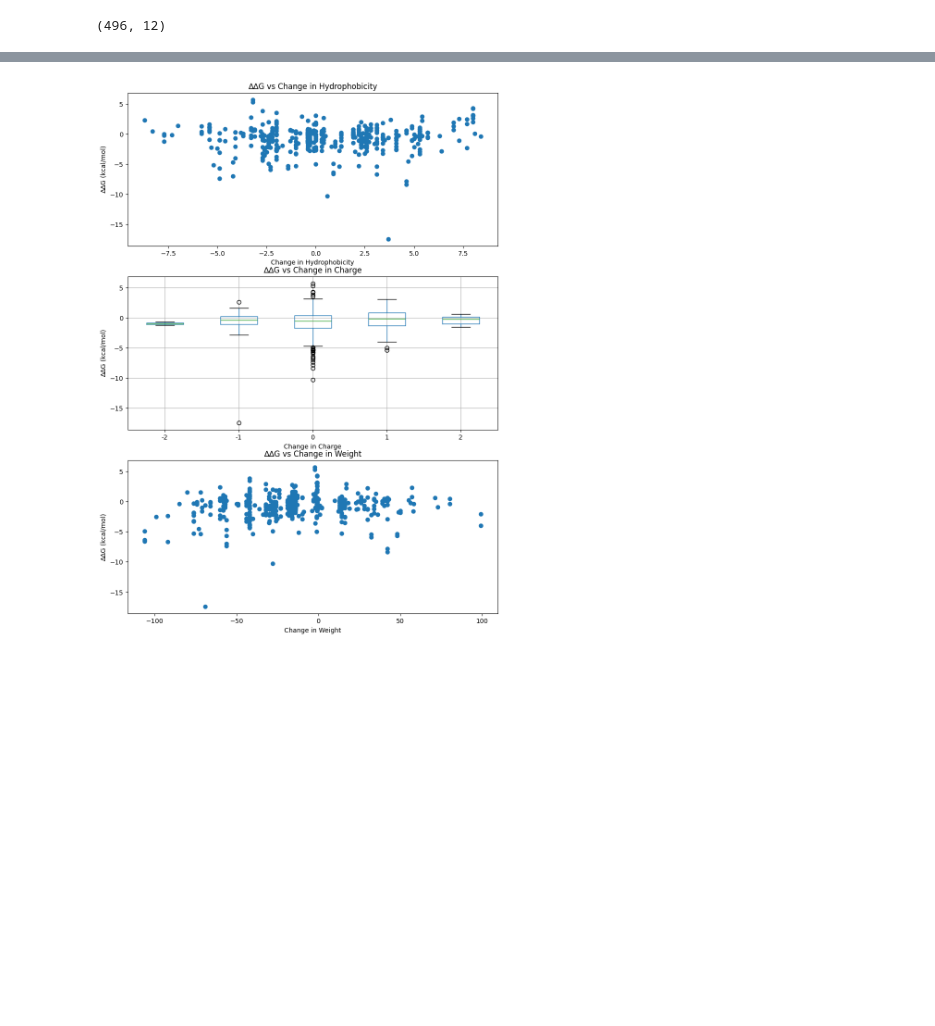
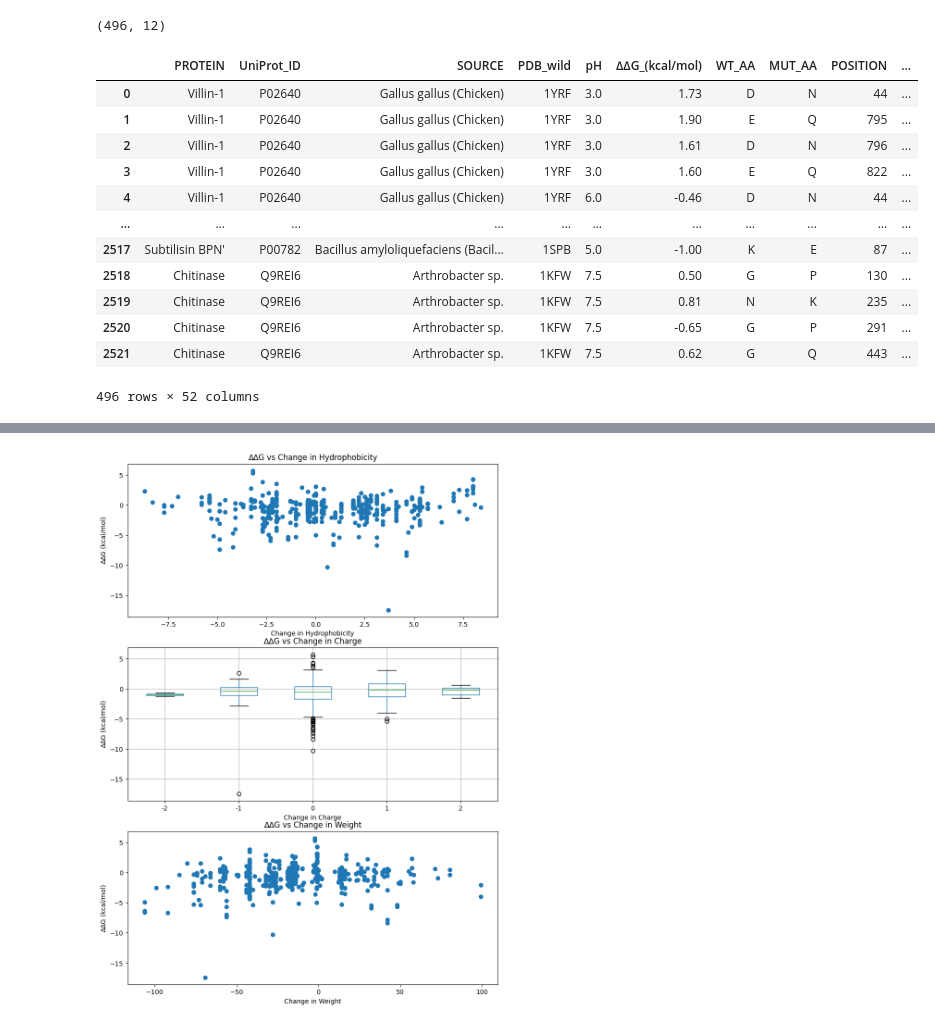
Before and after one commit to amy-acharya/aml-final-project, a Jupyter notebook: project.ipynb, the cells around one changed output, grey strips where cells are left out. Cells and saved outputs as stored; diff of their text form; code cells hidden in the pictures; blank space fills up the shorter version.

Commit message:
implement one-hot encoding, found potential AA properties

```diff
--- a/project.ipynb
+++ b/project.ipynb
@@ -8,7 +8,7 @@ Some of the structures include mutation information relative to the UniProt ID (
 # %%
 import pandas as pd
 
-file = '0temp.tsv'  # TODO: rename to something less silly
+file = 'single_point_mutations.tsv'
 table = pd.read_csv(file, sep='\t')
 
 table.head()
@@ -130,3 +123,23 @@ table_uniprot_xgb.dropna(subset=['∆∆G_(kcal/mol)'], inplace=True)
 table_uniprot_xgb.shape
 # %% [output]
 (496, 12)
+# %%
+# split WT_AA and MUT_AA into separate columns for one-hot encoding
+one_hot_wt = pd.get_dummies(table_uniprot_xgb['WT_AA'], prefix='WT')
+one_hot_mut = pd.get_dummies(table_uniprot_xgb['MUT_AA'], prefix='MUT')
+# %%
+pd.concat([table_uniprot_xgb, one_hot_wt, one_hot_mut], axis=1)
+# %% [output]
+|  | PROTEIN | UniProt_ID | SOURCE | PDB_wild | pH | ∆∆G_(kcal/mol) | WT_AA | MUT_AA | POSITION | ... |
+| 0 | Villin-1 | P02640 | Gallus gallus (Chicken) | 1YRF | 3.0 | 1.73 | D | N | 44 | ... |
+| 1 | Villin-1 | P02640 | Gallus gallus (Chicken) | 1YRF | 3.0 | 1.90 | E | Q | 795 | ... |
+| 2 | Villin-1 | P02640 | Gallus gallus (Chicken) | 1YRF | 3.0 | 1.61 | D | N | 796 | ... |
+| 3 | Villin-1 | P02640 | Gallus gallus (Chicken) | 1YRF | 3.0 | 1.60 | E | Q | 822 | ... |
+| 4 | Villin-1 | P02640 | Gallus gallus (Chicken) | 1YRF | 6.0 | -0.46 | D | N | 44 | ... |
+| ... | ... | ... | ... | ... | ... | ... | ... | ... | ... | ... |
+| 2517 | Subtilisin BPN' | P00782 | Bacillus amyloliquefaciens (Bacil... | 1SPB | 5.0 | -1.00 | K | E | 87 | ... |
+| 2518 | Chitinase | Q9REI6 | Arthrobacter sp. | 1KFW | 7.5 | 0.50 | G | P | 130 | ... |
+| 2519 | Chitinase | Q9REI6 | Arthrobacter sp. | 1KFW | 7.5 | 0.81 | N | K | 235 | ... |
+| 2520 | Chitinase | Q9REI6 | Arthrobacter sp. | 1KFW | 7.5 | -0.65 | G | P | 291 | ... |
+| 2521 | Chitinase | Q9REI6 | Arthrobacter sp. | 1KFW | 7.5 | 0.62 | G | Q | 443 | ... |
+496 rows × 52 columns
```
Also changed, not shown: parts of 7 cells of this notebook, 1 other file.
